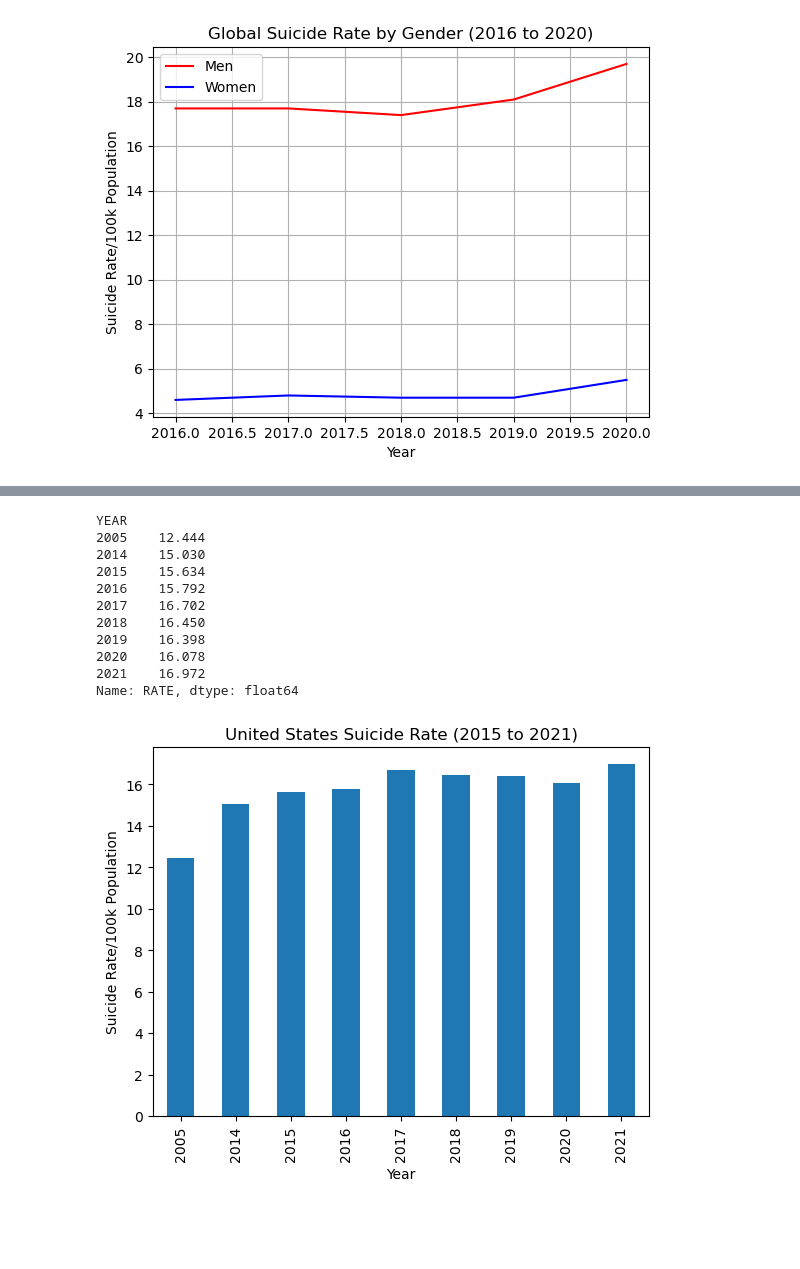
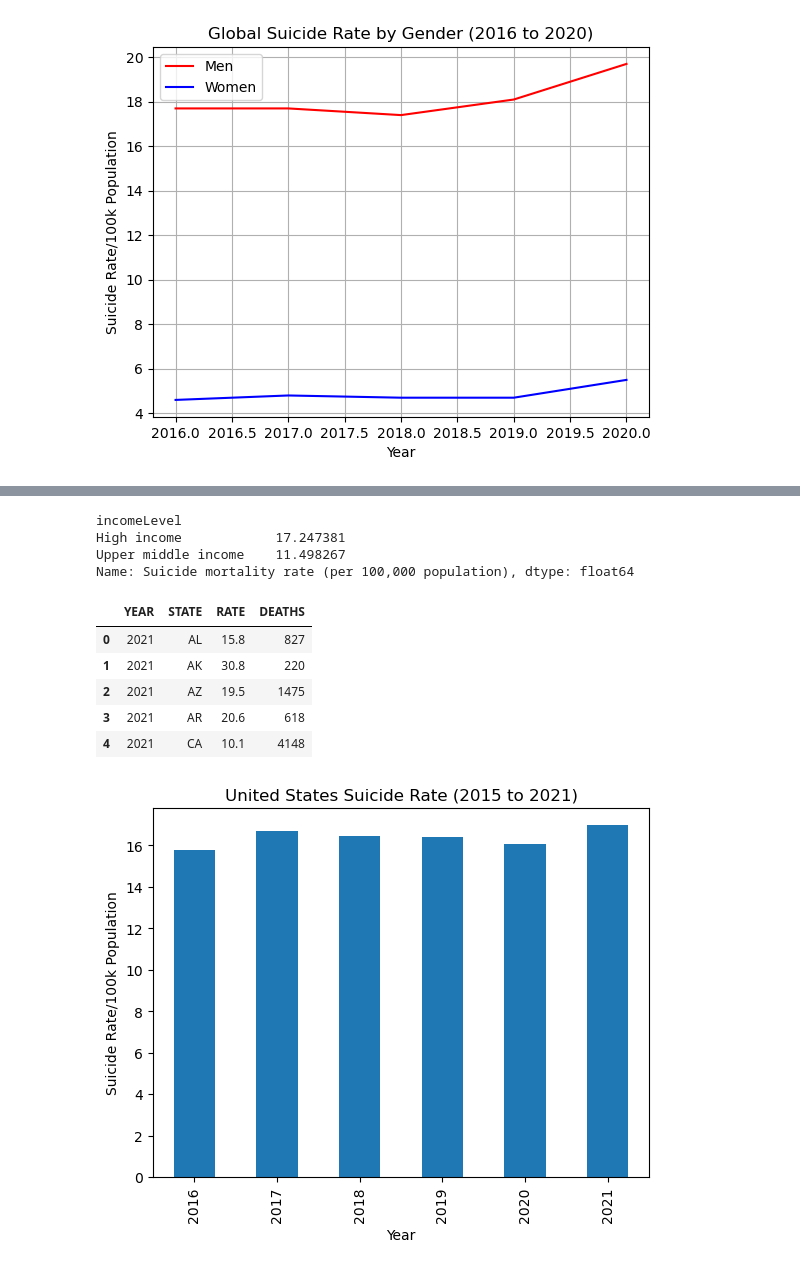
Before and after one commit to BirundhaVaratharajan/Project-1, a Jupyter notebook: Covid_on_Suicidalrate_Proj_1.ipynb, the cells around one changed output, grey strips where cells are left out. Cells and saved outputs as stored; diff of their text form; code cells hidden in the pictures; blank space fills up the shorter version.

Commit message:
Added code for USA rate analysis and gender

```diff
--- a/Covid_on_Suicidalrate_Proj_1.ipynb
+++ b/Covid_on_Suicidalrate_Proj_1.ipynb
@@ -385,35 +300,30 @@ USA_data.head(30)
+# %%
+hom_gdp_merged_3 = hom_gdp_merged.loc[(hom_gdp_merged["year_y"]==2020)]
+hom_gdp_merged_3
+hom_gdp_merged_4 = hom_gdp_merged_3.groupby(["incomeLevel"])["Suicide mortality rate (per 100,000 population)"].mean()
+hom_gdp_merged_4
+# %% [output]
+incomeLevel
+High income            17.247381
+Upper middle income    11.498267
+Name: Suicide mortality rate (per 100,000 population), dtype: float64
 # %%
 #creatind dataframe from the csv file
 
 USA_by_year_df = pd.DataFrame(USA_data, columns=["YEAR","STATE","RATE","DEATHS"])
+USA_by_year_df= USA_by_year_df.loc[(USA_by_year_df["YEAR"]>=2016) & (USA_by_year_df["YEAR"]<=2021)]
 state = USA_by_year_df.groupby(["YEAR"])["RATE"].mean()
-print(state)
 state.plot.bar(y= "RATE")
 
 plt.title("United States Suicide Rate (2015 to 2021)")
 plt.xlabel("Year")
 plt.ylabel("Suicide Rate/100k Population")
-
-
-
-#getting the date precovid from 2016 to 219
-#USA_precovid= USA_by_year_df.loc[(USA_by_year_df["YEAR"]>=2016) & (USA_by_year_df["YEAR"]<=2019)]
-
-#state = USA_precovid.groupby(["YEAR"])["RATE"].mean()
-#print(state)
-#state.plot.bar(y= "RATE")
 USA_by_year_df.head()
-plt.savefig("Output/Fig6.png")
 # %% [output]
-YEAR
-2005    12.444
-2014    15.030
-2015    15.634
-2016    15.792
-2017    16.702
-2018    16.450
-2019    16.398
-2020    16.078
-2021    16.972
-Name: RATE, dtype: float64
+|  | YEAR | STATE | RATE | DEATHS |
+| 0 | 2021 | AL | 15.8 | 827 |
+| 1 | 2021 | AK | 30.8 | 220 |
+| 2 | 2021 | AZ | 19.5 | 1475 |
+| 3 | 2021 | AR | 20.6 | 618 |
+| 4 | 2021 | CA | 10.1 | 4148 |
-[figure, old version]
+[figure, new version]
```
Also changed, not shown: parts of 23 cells of this notebook, 6 other files.
